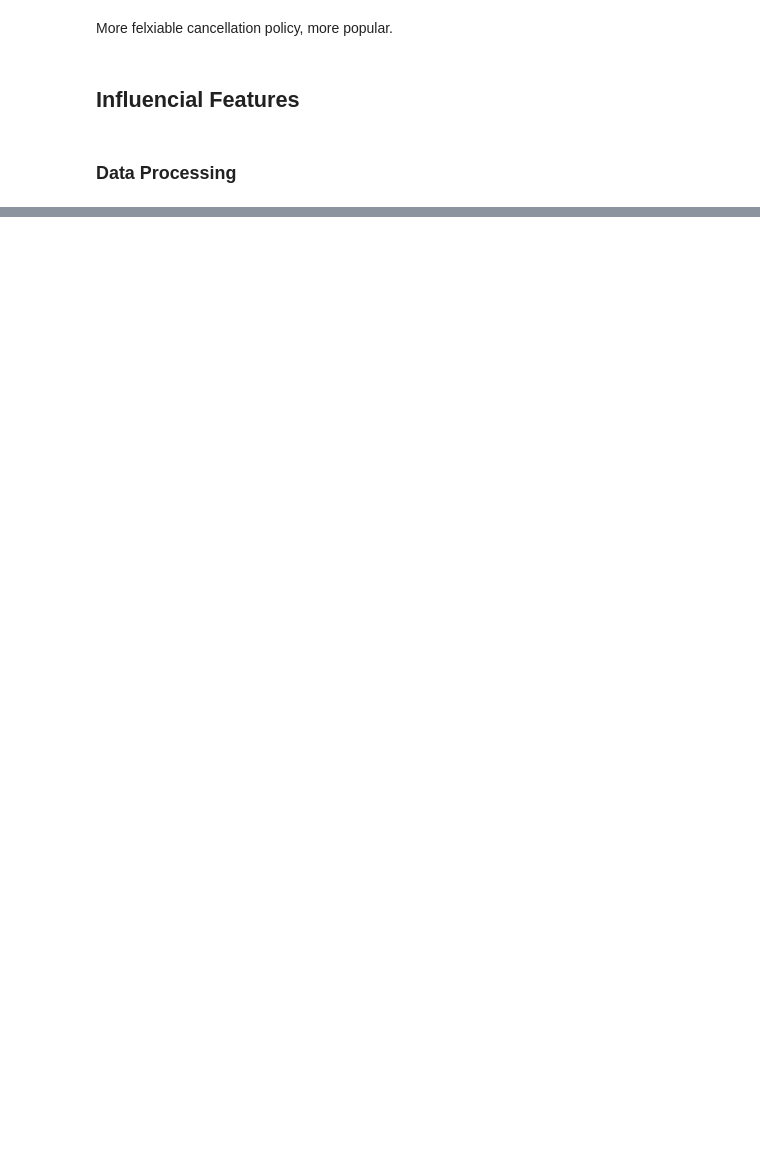
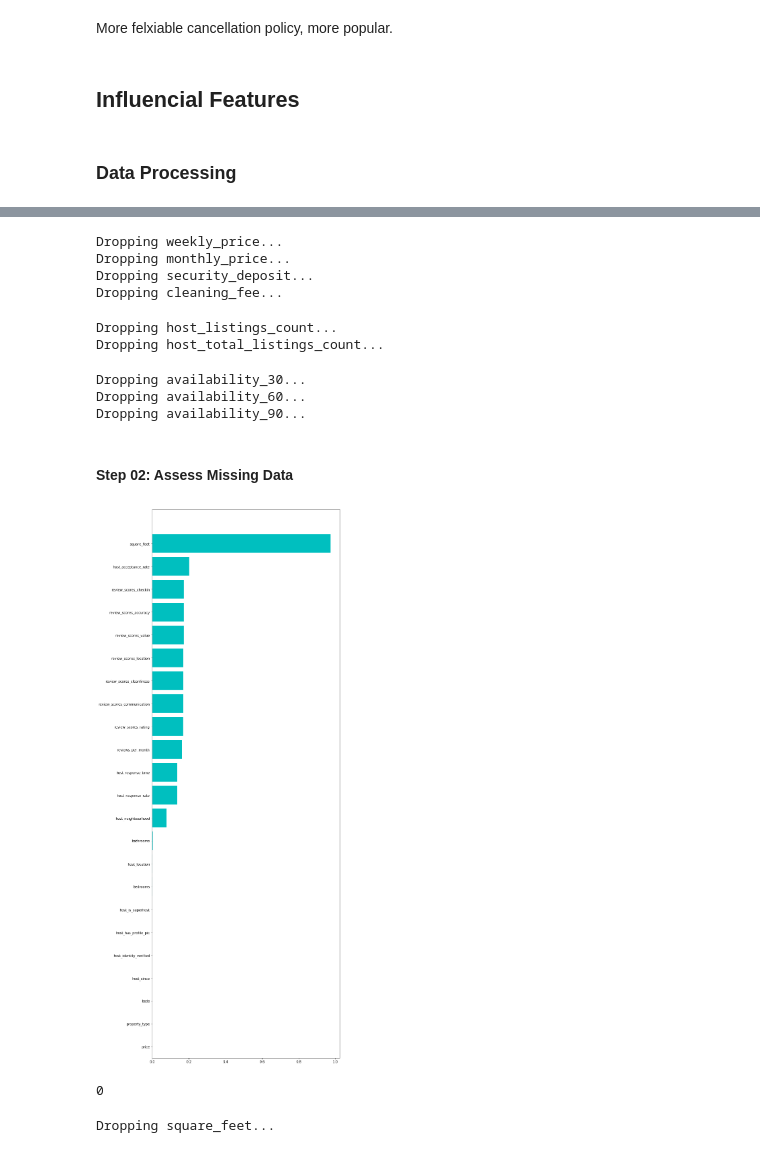
Before and after one commit to LucasBoTang/Seattle_Airbnb, a Jupyter notebook: seattle_airbnb.ipynb, the cells around one changed output, grey strips where cells are left out. Saved outputs shown, nothing was run; the diff lists cells and outputs as text; code cells hidden in the pictures; blank space fills up the shorter version.

```diff
--- a/seattle_airbnb.ipynb
+++ b/seattle_airbnb.ipynb
@@ -323,0 +474,59 @@ More felxiable cancellation policy, more popular.
+# %%
+# for price, only keep price as label
+data_clean = drop(data_clean, 'weekly_price')
+data_clean = drop(data_clean, 'monthly_price')
+data_clean = drop(data_clean, 'security_deposit')
+data_clean = drop(data_clean, 'cleaning_fee')
+# %% [output]
+Dropping weekly_price...
+Dropping monthly_price...
+Dropping security_deposit...
+Dropping cleaning_fee...
+# %%
+# for listing count, only keep the calculated one
+data_clean = drop(data_clean, 'host_listings_count')
+data_clean = drop(data_clean, 'host_total_listings_count')
+# %% [output]
+Dropping host_listings_count...
+Dropping host_total_listings_count...
+# %%
+# keep only anual avaliability
+data_clean = drop(data_clean, 'availability_30')
+data_clean = drop(data_clean, 'availability_60')
+data_clean = drop(data_clean, 'availability_90')
+# %% [output]
+Dropping availability_30...
+Dropping availability_60...
+Dropping availability_90...
+# %% [markdown]
+#### Step 02: Assess Missing Data
+# %%
+# investigate missing data in columns
+NaN_rate_col = data_clean.isnull().sum().sort_values(ascending=False) / len(data_clean)
+# %%
+x = range(len(NaN_rate_col[NaN_rate_col != 0]))
+y = NaN_rate_col[NaN_rate_col != 0]
+
+plt.figure(figsize=(10,30))
+ax = plt.subplot()
+
+plt.gca().invert_yaxis()
+ax.set_yticks(range(len(NaN_rate_col)))
+ax.set_yticklabels(NaN_rate_col.index)
+
+plt.barh(x, y, color='c')
+plt.show()
+# %% [output]
+[figure, added]
+# %%
+# no missing label here
+data_clean['price'].isnull().sum()
+# %% [output]
+0
+# %%
+# drop the feature whose missing portion are greater than 50%
+for feat in NaN_rate_col.index:
+    if NaN_rate_col[feat] > 0.5:
+        data_clean = drop(data_clean, feat)
+# %% [output]
+Dropping square_feet...
```
Also changed, not shown: parts of 46 cells of this notebook.
